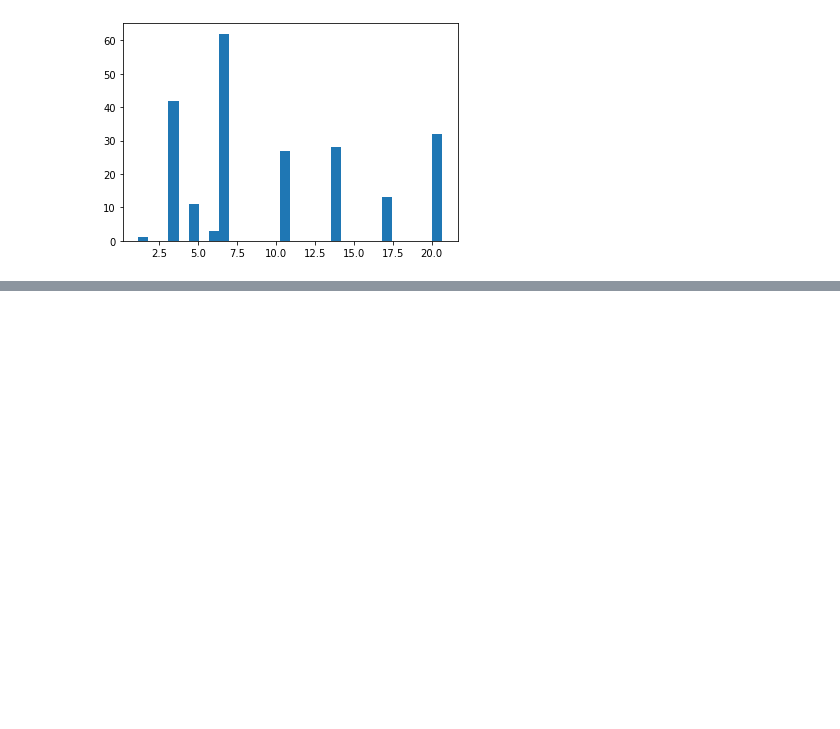
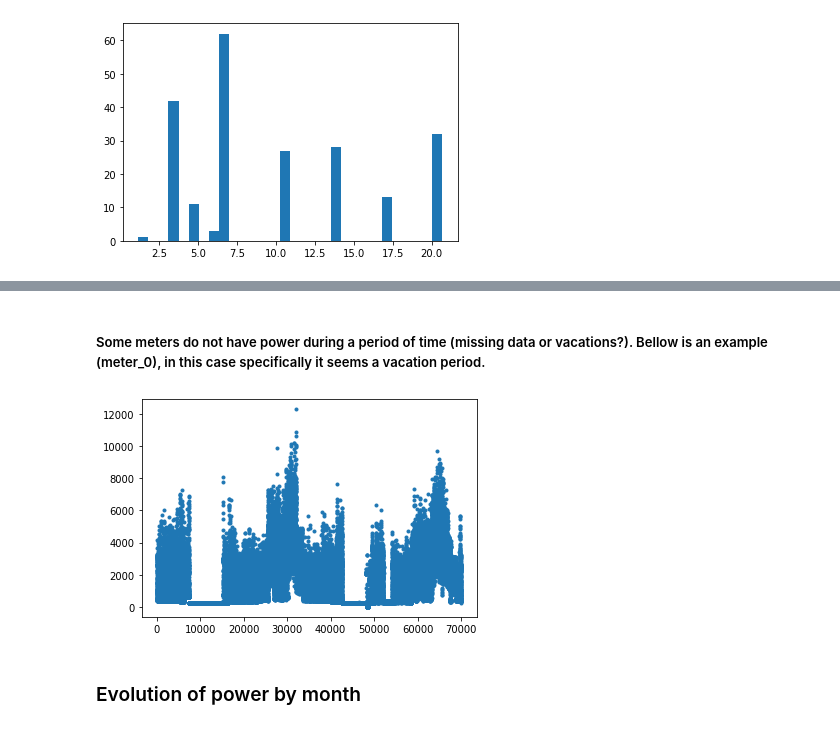
Before and after one commit to energy-army-knife/hack-the-electron-a, a Jupyter notebook: notebooks/dataset_analysis.ipynb, the cells around one changed output, grey strips where cells are left out. Saved outputs shown, nothing was run; the diff lists cells and outputs as text; code cells hidden in the pictures; blank space fills up the shorter version.

Commit message:
Added some plots to notebook.

```diff
--- a/notebooks/dataset_analysis.ipynb
+++ b/notebooks/dataset_analysis.ipynb
@@ -41,0 +49,2 @@ plt.show()
+# %%
+df_power = pd.read_csv('../resources/load_pwr.csv', sep=';', encoding="latin1")
@@ -41,0 +72,6 @@ plt.show()
+# %% [markdown]
+##### Some meters do not have power during a period of time (missing data or vacations?). Bellow is an example (meter_0), in this case specifically it seems a vacation period.
+# %%
+fig = matplotlib.pyplot.plot(range(df_power["meter_0"].shape[0]), df_power["meter_0"], ".")
+# %% [output]
+[figure, added]
@@ -41,0 +83,2 @@ plt.show()
+# %% [markdown]
+### Evolution of power by month
```
Also changed, not shown: parts of 8 cells of this notebook.
